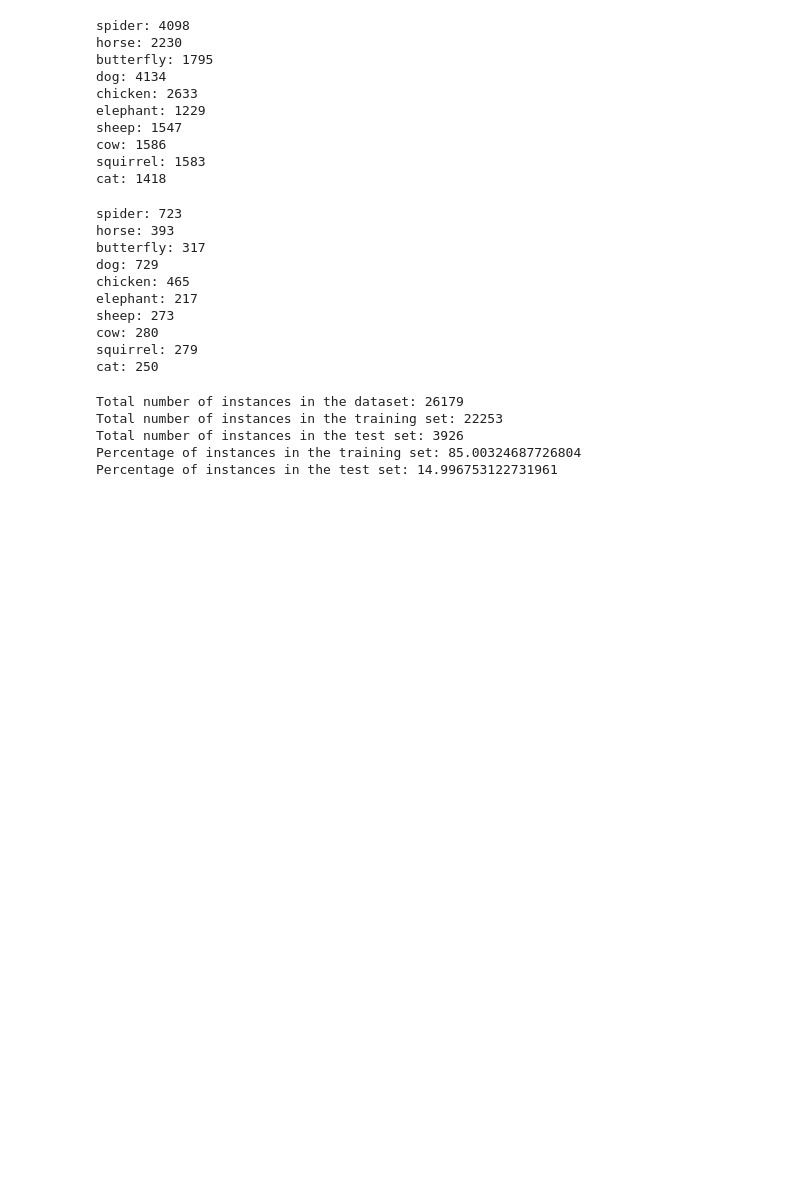
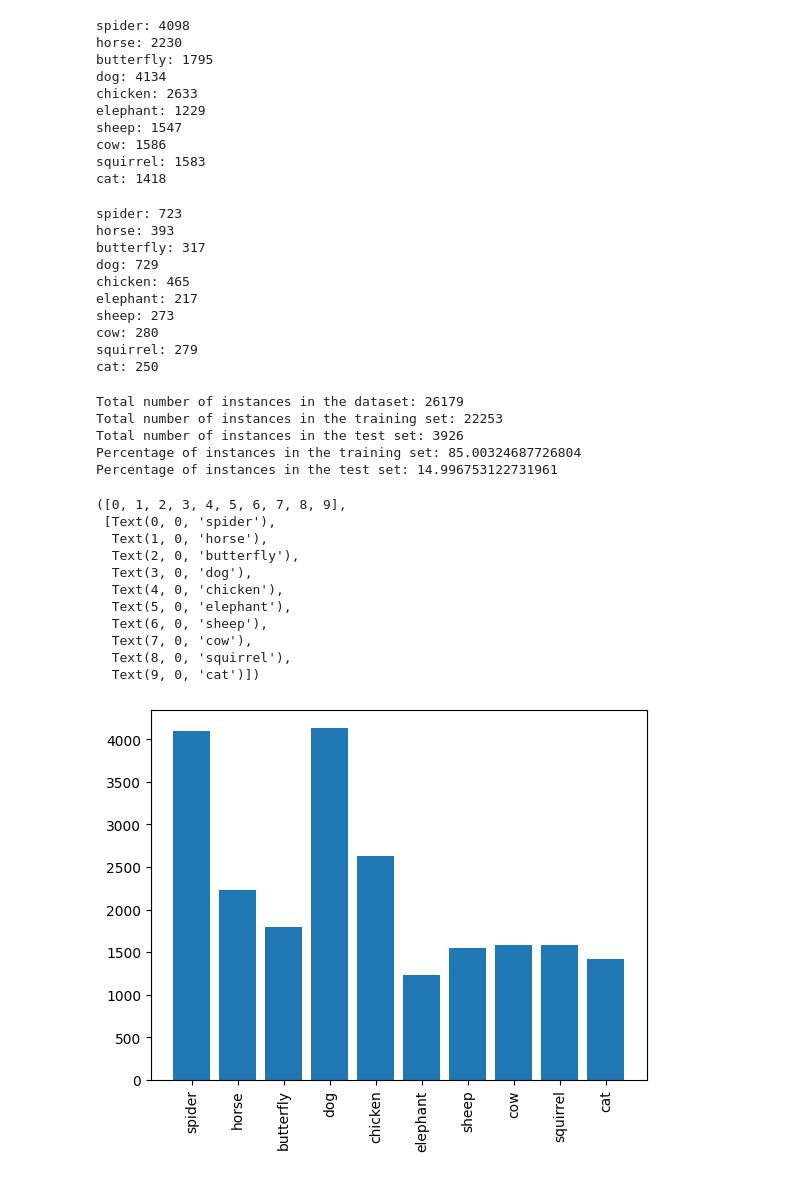
Before and after one commit to svalbuenaa/deep_learning_CNNs, a Jupyter notebook: main.ipynb, the cells around one changed output. Drawn from its saved outputs; the diff is of its cells as text; code cells hidden in the pictures; blank space fills up the shorter version.

Commit message:
Kaggle Notebook | deep_learning_CNNs | Image preparation, loading as TF library

```diff
--- a/main.ipynb
+++ b/main.ipynb
@@ -140,3 +140,21 @@ Total number of instances in the training set: 22253
 Total number of instances in the test set: 3926
 Percentage of instances in the training set: 85.00324687726804
 Percentage of instances in the test set: 14.996753122731961
+# %%
+# Number of instances per class, barplot, training set
+df_train = pd.DataFrame.from_dict(train_instances, orient='index', columns=["animal", "instances"])
+plt.bar(x=df_train["animal"], height=df_train["instances"])
+plt.xticks(rotation=90)
+# %% [output]
+([0, 1, 2, 3, 4, 5, 6, 7, 8, 9],
+ [Text(0, 0, 'spider'),
+  Text(1, 0, 'horse'),
+  Text(2, 0, 'butterfly'),
+  Text(3, 0, 'dog'),
+  Text(4, 0, 'chicken'),
+  Text(5, 0, 'elephant'),
+  Text(6, 0, 'sheep'),
+  Text(7, 0, 'cow'),
+  Text(8, 0, 'squirrel'),
+  Text(9, 0, 'cat')])
+[figure, added]
```
Also changed, not shown: parts of 12 cells of this notebook.
